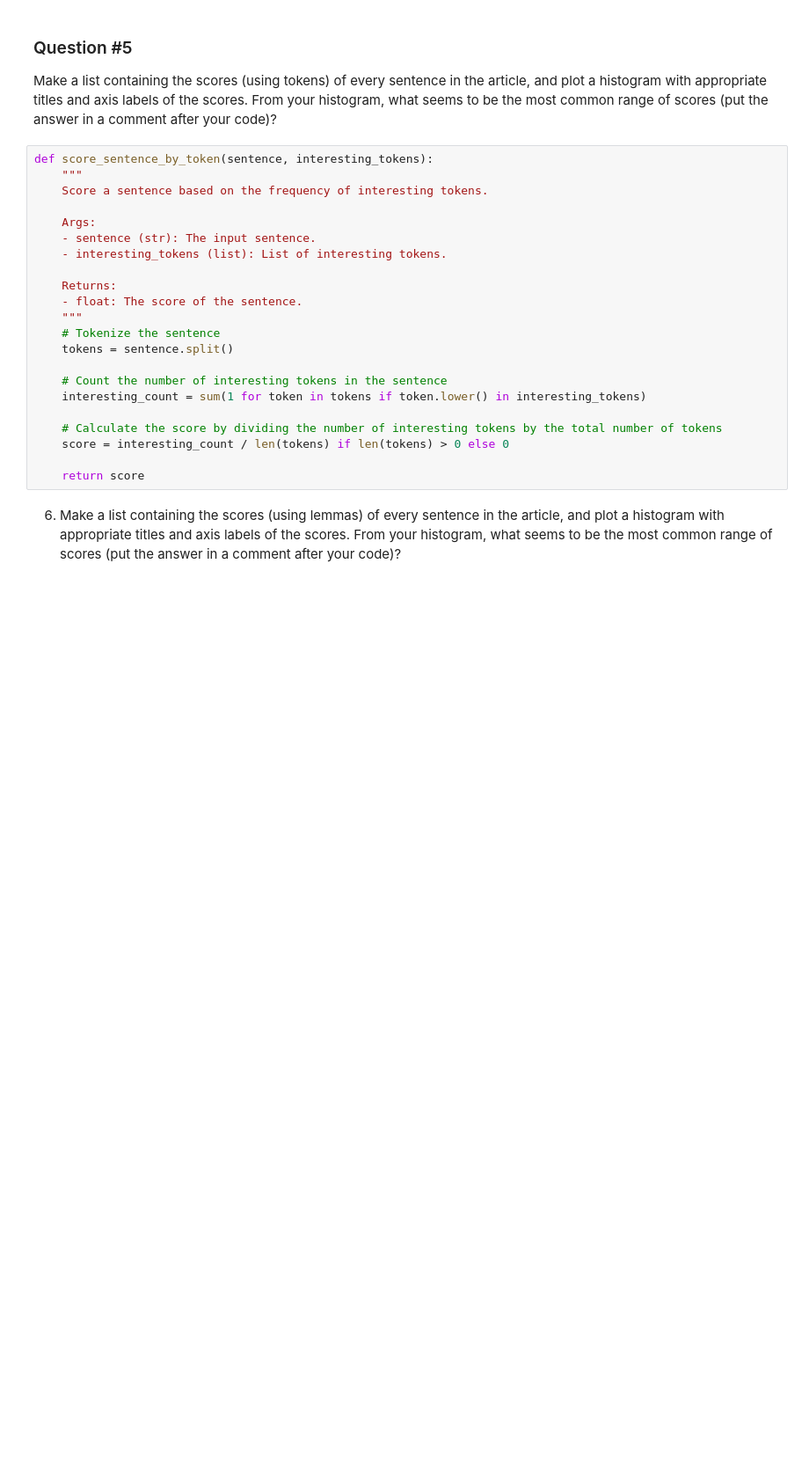
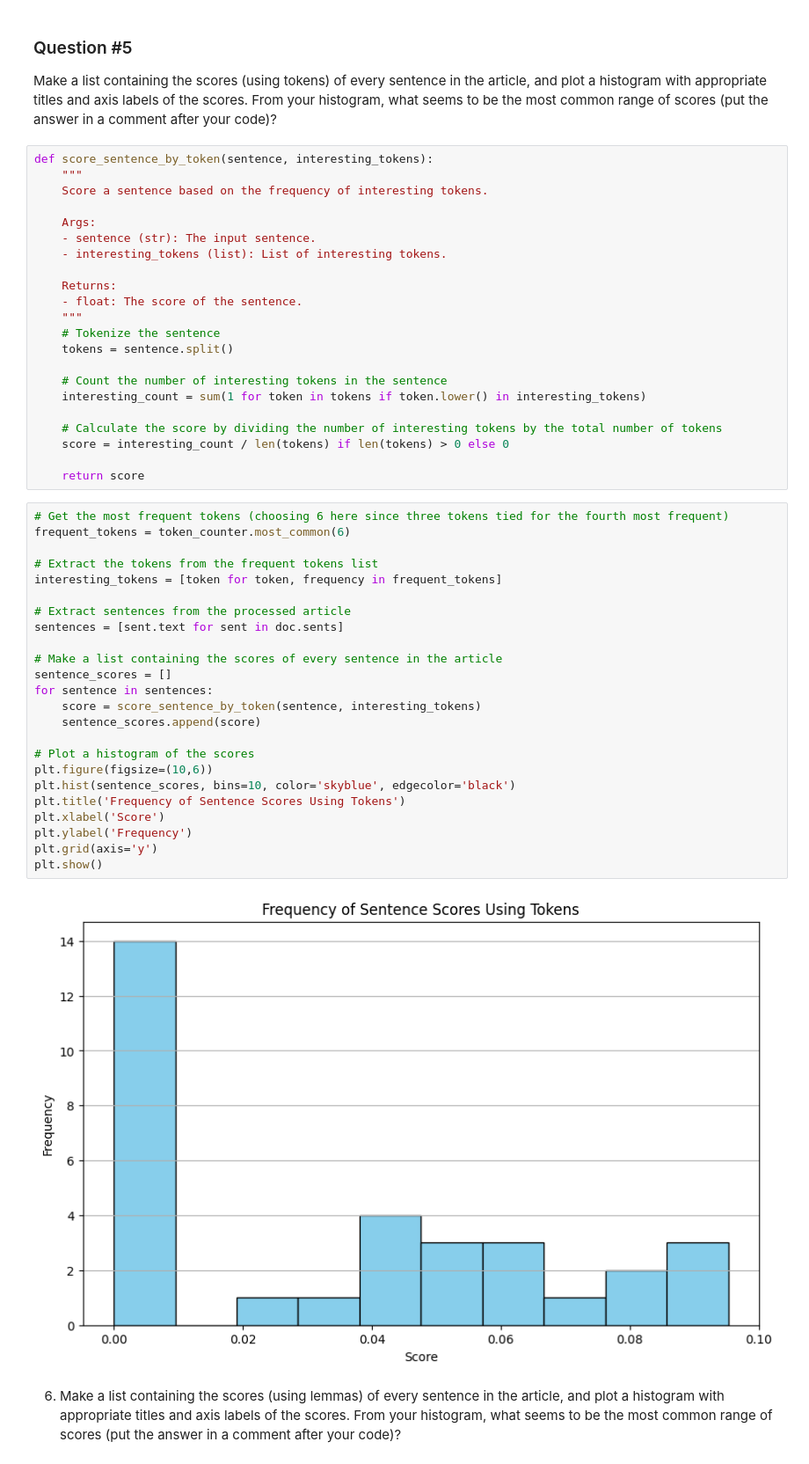
Before and after one commit to jakerood/article-summarizer-final-project, a Jupyter notebook: article-summarizer.ipynb, the cells around one changed output. Shown at 88% size. Drawn from its saved outputs; the diff is of its cells as text; blank space fills up the shorter version.

Commit message:
Plotted histogram of sentence scores using tokens

```diff
--- a/article-summarizer.ipynb
+++ b/article-summarizer.ipynb
@@ -248,6 +248,32 @@ def score_sentence_by_token(sentence, interesting_tokens):
     score = interesting_count / len(tokens) if len(tokens) > 0 else 0
 
     return score
+# %%
+# Get the most frequent tokens (choosing 6 here since three tokens tied for the fourth most frequent)
+frequent_tokens = token_counter.most_common(6)
+
+# Extract the tokens from the frequent tokens list
+interesting_tokens = [token for token, frequency in frequent_tokens]
+
+# Extract sentences from the processed article
+sentences = [sent.text for sent in doc.sents]
+
+# Make a list containing the scores of every sentence in the article
+sentence_scores = []
+for sentence in sentences:
+    score = score_sentence_by_token(sentence, interesting_tokens)
+    sentence_scores.append(score)
+
+# Plot a histogram of the scores
+plt.figure(figsize=(10,6))
+plt.hist(sentence_scores, bins=10, color='skyblue', edgecolor='black')
+plt.title('Frequency of Sentence Scores Using Tokens')
+plt.xlabel('Score')
+plt.ylabel('Frequency')
+plt.grid(axis='y')
+plt.show()
+# %% [output]
+[figure, added]
 # %% [markdown]
 6. Make a list containing the scores (using lemmas) of every sentence in the article, and plot a histogram with appropriate titles and axis labels of the scores.  From your histogram, what seems to be the most common range of scores (put the answer in a comment after your code)?
 # %% [markdown]
```
